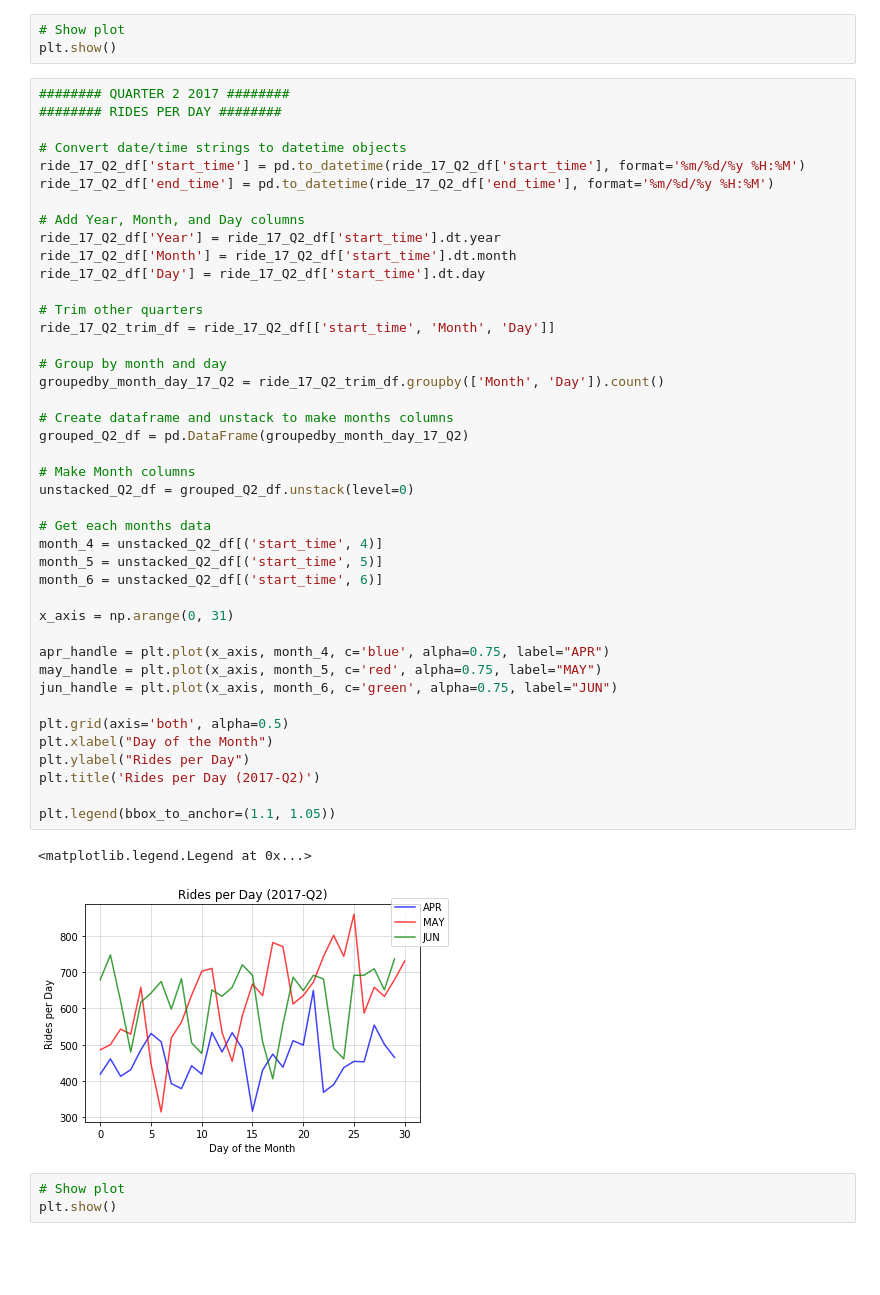
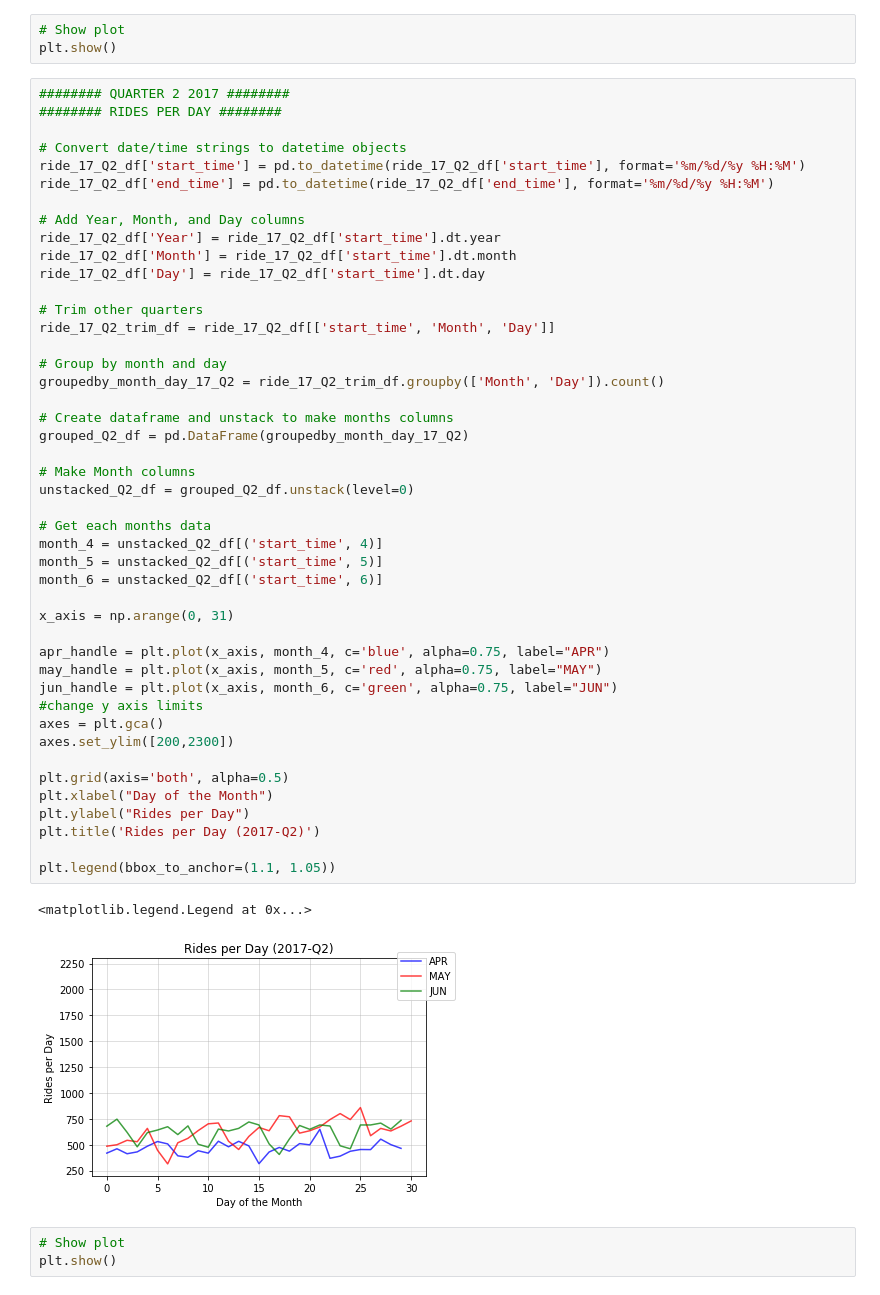
Before and after one commit to sqweets/Project1-LA-Bike_Share, a Jupyter notebook: Project_One_RidesPerDayAndMonth.ipynb, the cells around one changed output. Saved outputs shown, nothing was run; the diff lists cells and outputs as text; blank space fills up the shorter version.

```diff
--- a/Project_One_RidesPerDayAndMonth.ipynb
+++ b/Project_One_RidesPerDayAndMonth.ipynb
@@ -225,34 +229,37 @@ ride_17_Q2_df['Day'] = ride_17_Q2_df['start_time'].dt.day
 ride_17_Q2_trim_df = ride_17_Q2_df[['start_time', 'Month', 'Day']]
 
 # Group by month and day
 groupedby_month_day_17_Q2 = ride_17_Q2_trim_df.groupby(['Month', 'Day']).count()
 
 # Create dataframe and unstack to make months columns
 grouped_Q2_df = pd.DataFrame(groupedby_month_day_17_Q2)
 
 # Make Month columns
 unstacked_Q2_df = grouped_Q2_df.unstack(level=0)
 
 # Get each months data
 month_4 = unstacked_Q2_df[('start_time', 4)]
 month_5 = unstacked_Q2_df[('start_time', 5)]
 month_6 = unstacked_Q2_df[('start_time', 6)]
 
 x_axis = np.arange(0, 31)
 
 apr_handle = plt.plot(x_axis, month_4, c='blue', alpha=0.75, label="APR")
 may_handle = plt.plot(x_axis, month_5, c='red', alpha=0.75, label="MAY")
 jun_handle = plt.plot(x_axis, month_6, c='green', alpha=0.75, label="JUN")
+#change y axis limits
+axes = plt.gca()
+axes.set_ylim([200,2300])
 
 plt.grid(axis='both', alpha=0.5)
 plt.xlabel("Day of the Month")
 plt.ylabel("Rides per Day")
 plt.title('Rides per Day (2017-Q2)')
 
 plt.legend(bbox_to_anchor=(1.1, 1.05))
 # %% [output]
 <matplotlib.legend.Legend at 0x...>
-[figure, old version]
+[figure, new version]
 # %%
 # Show plot
 plt.show()
```
Also changed, not shown: parts of 4 cells of this notebook.
